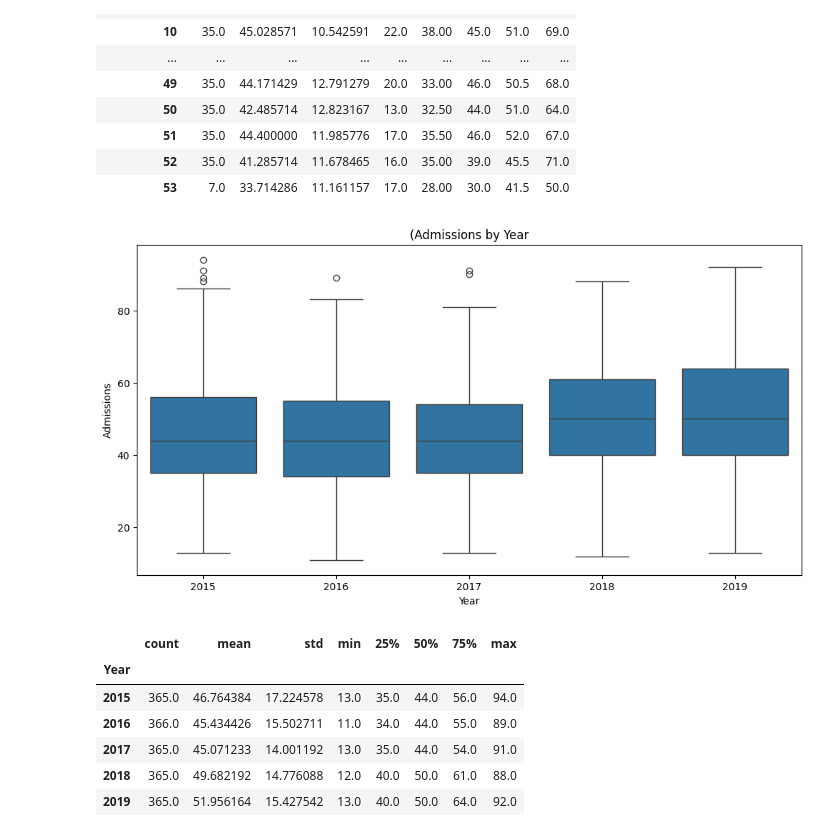
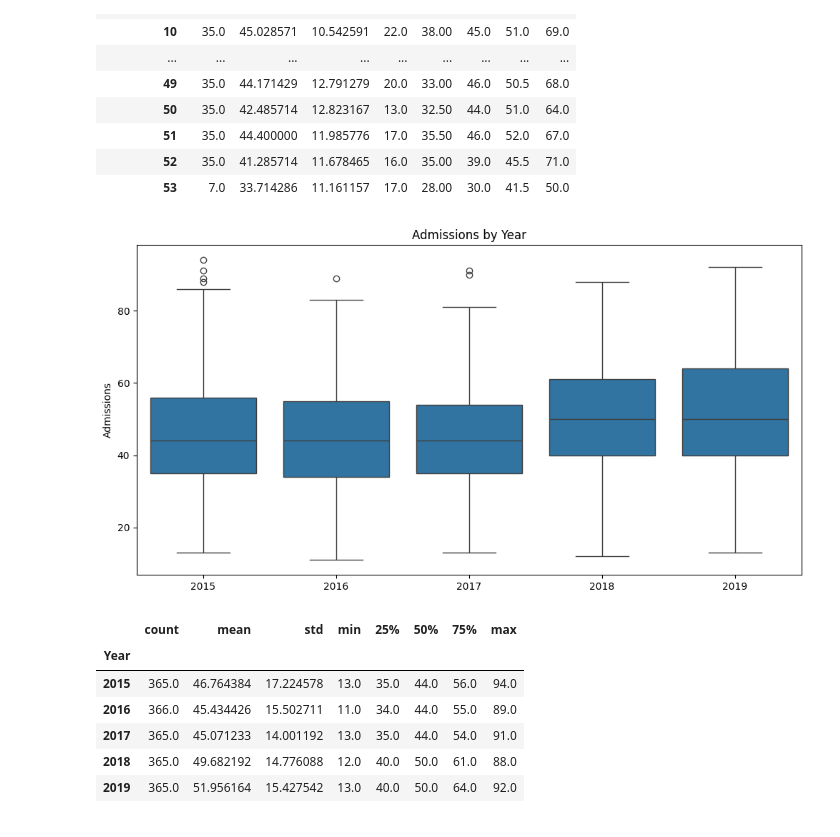
Before and after one commit to Oak10/hospital-adm-pw-rel, a Jupyter notebook: minas_gerais/belo_horizonte/station_amazonas/0_1_amazonas_data_view.ipynb, the cells around one changed output. Saved outputs shown, nothing was run; the diff lists cells and outputs as text; code cells hidden in the pictures.

```diff
--- a/minas_gerais/belo_horizonte/station_amazonas/0_1_amazonas_data_view.ipynb
+++ b/minas_gerais/belo_horizonte/station_amazonas/0_1_amazonas_data_view.ipynb
@@ -197,11 +200,12 @@ df.groupby('WeekOfYear')['NUMBER_INT'].describe()
 # %%
 plt.figure(figsize=(12, 6))
 sns.boxplot(x='Year', y='NUMBER_INT', data=df)
 plt.ylabel('Admissions')
-plt.title('(Admissions by Year')
+plt.xlabel('')
+plt.title('Admissions by Year')
 plt.show()
 # %% [output]
-[figure, old version]
+[figure, new version]
 # %%
 df.groupby('Year')['NUMBER_INT'].describe().loc[[2015, 2016, 2017, 2018, 2019]]
 # %% [output]
```
Also changed, not shown: parts of 3 cells of this notebook.
